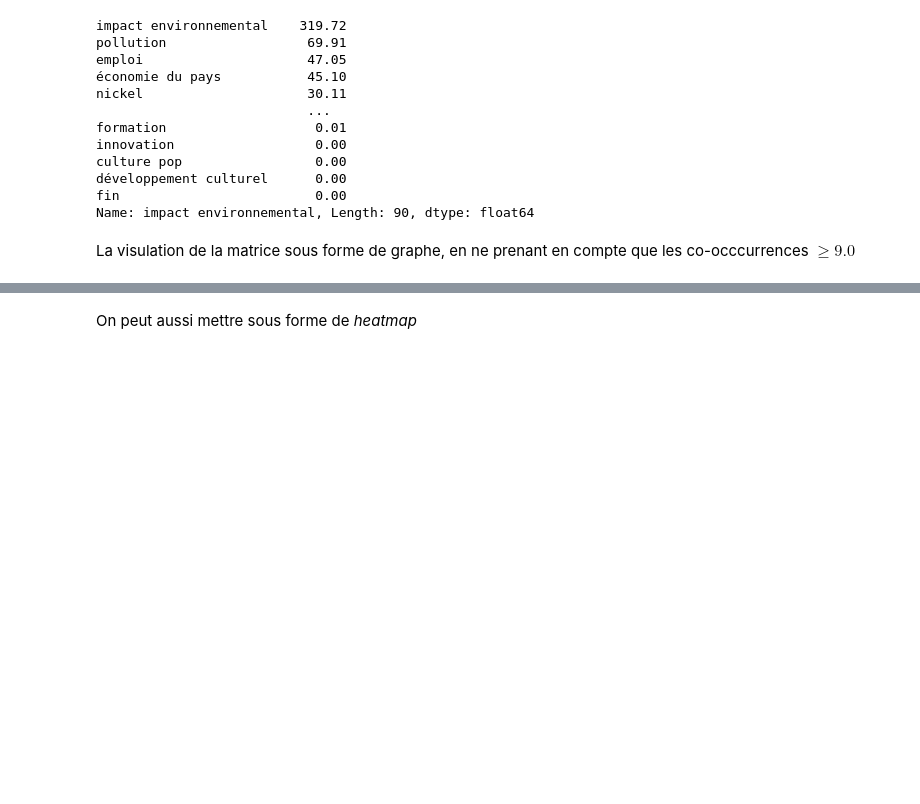
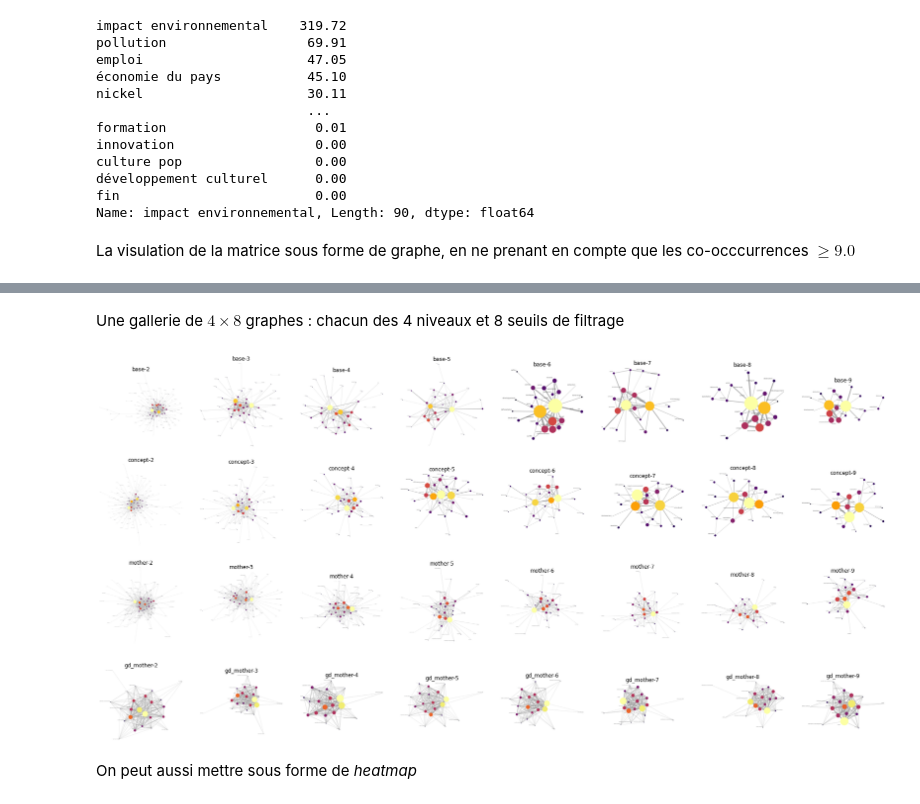
Before and after one commit to romulusFR/cnrt_cartes_cog, a Jupyter notebook: demo.ipynb, the cells around one changed output, grey strips where cells are left out. Drawn from its saved outputs; the diff is of its cells as text; code cells hidden in the pictures; blank space fills up the shorter version.

```diff
--- a/demo.ipynb
+++ b/demo.ipynb
@@ -237,6 +239,31 @@ Name: impact environnemental, Length: 90, dtype: float64
 La visulation de la matrice sous forme de graphe, en ne prenant en compte que les co-occcurrences $\geq 9.0$
 # %% [markdown]
 ![](dist/cartes_cog_la_mine_mother_exponentielle_9.0.svg)
+# %% [markdown]
+Une gallerie de $4 \times 8$ graphes : chacun des 4 niveaux et 8 seuils de filtrage
+# %%
+graphs_dir = Path("graphs/")
+images = defaultdict(list)
+for filename in graphs_dir.glob("*.png"):
+    [*n, lv0, lv, we, th] = filename.stem.split("_")
+    # print(lv, we, th, *n)
+    images[("gd_" if lv0 =="gd" else "") + lv].append(filename)
+for lvl in images:
+    images[lvl] = sorted(images[lvl])
+
+factor = 4
+figsize=(factor*len(images["base"]), factor*len(images))
+fig, axs = plt.subplots(nrows=len(images), ncols=len(images["base"]), figsize=figsize)
+for nr, lvl in enumerate(LEVELS):
+    # print(nr, lvl, imgs)
+    imgs = images[lvl]
+    for nc, img in enumerate(imgs):
+        png = plt.imread(img)
+        axs[nr, nc].axis('off')
+        axs[nr, nc].set_title(f"{lvl}-{nc+2}")
+        axs[nr, nc].imshow(png)
+# %% [output]
+[figure, added]
 # %% [markdown]
 On peut aussi mettre sous forme de _heatmap_
 # %%
```
Also changed, not shown: parts of 3 cells of this notebook, 3 other files.
